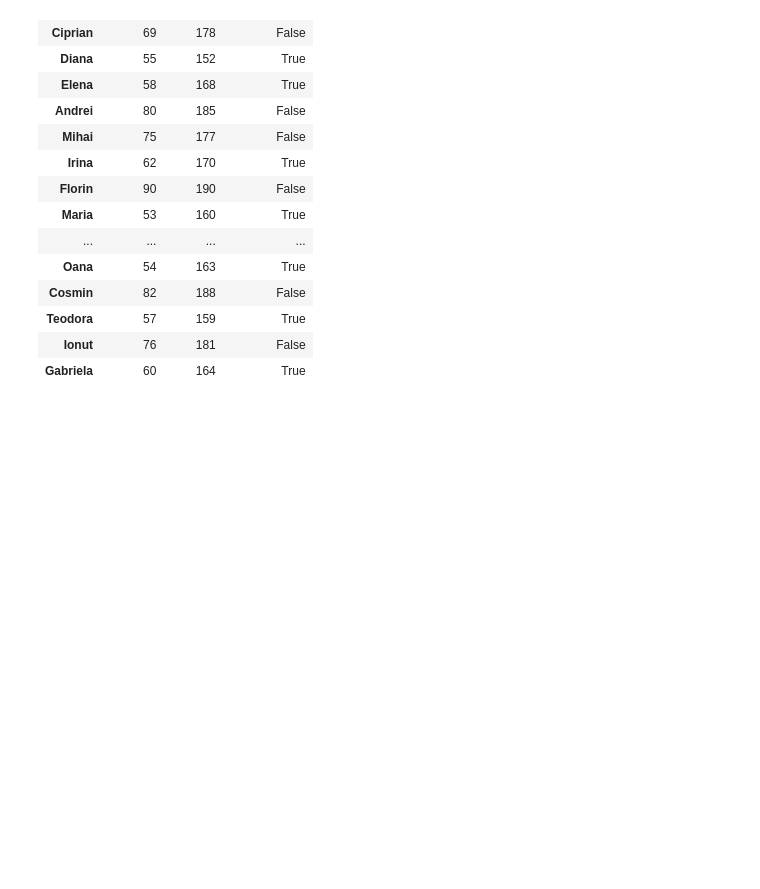
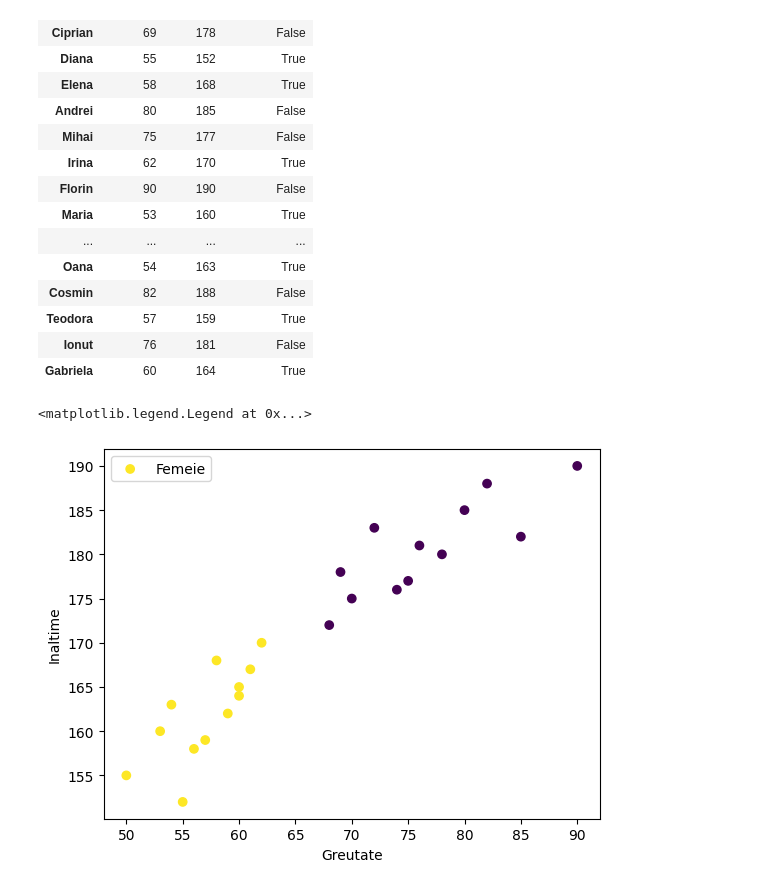
Before and after one commit to sojog/Machine-Learning-Tensorflow-ADR-25februarie-2martie-2026, a Jupyter notebook: Ziua3/05.date_exercitiu.ipynb, the cells around one changed output. Cells and saved outputs as stored; diff of their text form; code cells hidden in the pictures; blank space fills up the shorter version.

```diff
--- a/Ziua3/05.date_exercitiu.ipynb
+++ b/Ziua3/05.date_exercitiu.ipynb
@@ -56,7 +58,8 @@ pd.DataFrame(date.values(), columns=["Greutate", "Inaltime", "Voce_Subtire"])
 | 22 | 76 | 181 | False |
 | 23 | 60 | 164 | True |
 # %%
-pd.DataFrame(date.values(), columns=["Greutate", "Inaltime", "Voce_Subtire"], index=date.keys())
+df = pd.DataFrame(date.values(), columns=["Greutate", "Inaltime", "Voce_Subtire"], index=date.keys())
+df
 # %% [output]
 |  | Greutate | Inaltime | Voce_Subtire |
 | Alina | 60 | 165 | True |
@@ -75,3 +78,11 @@ pd.DataFrame(date.values(), columns=["Greutate", "Inaltime", "Voce_Subtire"], in
 | Teodora | 57 | 159 | True |
 | Ionut | 76 | 181 | False |
 | Gabriela | 60 | 164 | True |
+# %%
+plt.scatter(df["Greutate"], df["Inaltime"], c=df["Voce_Subtire"])
+plt.xlabel("Greutate")
+plt.ylabel("Inaltime")
+plt.legend(["Femeie", "Barbat"])
+# %% [output]
+<matplotlib.legend.Legend at 0x...>
+[figure, added]
```
Also changed, not shown: parts of 1 cell of this notebook, 2 other files.
